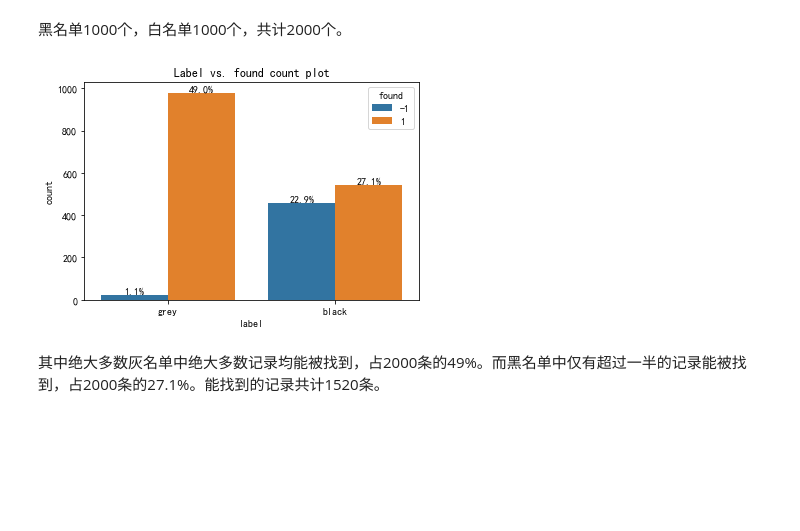
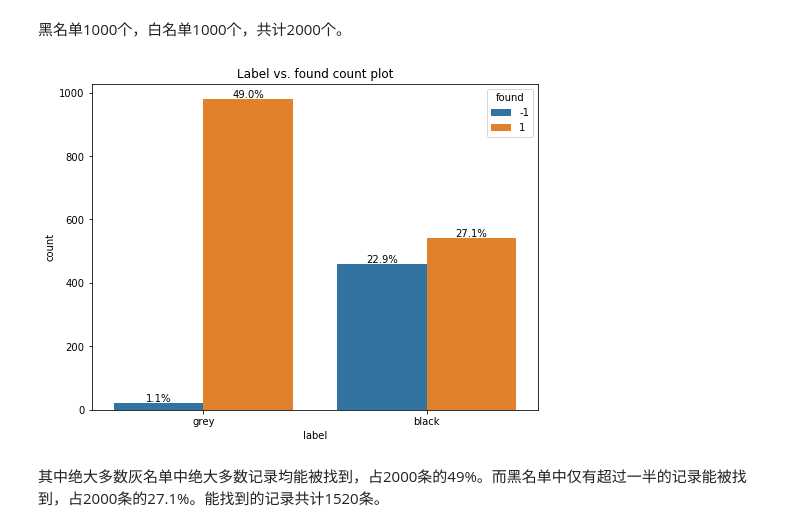
Before and after one commit to XuJ/PythonProgramming, a Jupyter notebook: wechat_report.ipynb, the cells around one changed output. Drawn from its saved outputs; the diff is of its cells as text; code cells hidden in the pictures; blank space fills up the shorter version.

```diff
--- a/wechat_report.ipynb
+++ b/wechat_report.ipynb
@@ -85,35 +85,35 @@ risk_code_dict = {
     3: '虚假资料',
     4: '羊毛党',
     5: '身份认证失败',
     6: '疑似恶意欺诈',
     7: '失信名单',
     8: '异常支付行为',
     301: '恶意环境',
     503: '其他异常行为'
     }
 
 risk_value_dict = {
     1: '低风险',
     2: '中风险',
     3: '高风险'
     }
 
 
 def label_found_countplot(id_df):
-    fig = plt.figure()
+    fig = plt.figure(figsize=(8,6))
     ax = fig.add_subplot(111)
     sns.countplot(id_df['label'], hue=id_df['found'])
     for bar in ax.patches:
         height = bar.get_height()
         ax.text(bar.get_x() + bar.get_width() / 2., height, '%.1f' % (height * 100 / 2000) + "%", ha='center',
                 va='bottom')
     ax.set_title('Label vs. found count plot')
 #     fig.savefig('{}/label_found_countplot.jpg'.format(fig_dir))
     plt.show()
 
 label_found_countplot(id_df)
 # %% [output]
-[figure, old version]
+[figure, new version]
 # %% [markdown]
 其中绝大多数灰名单中绝大多数记录均能被找到，占2000条的49%。而黑名单中仅有超过一半的记录能被找到，占2000条的27.1%。能找到的记录共计1520条。
 # %% [markdown]
```
Also changed, not shown: parts of 16 cells of this notebook, 1 other file.
